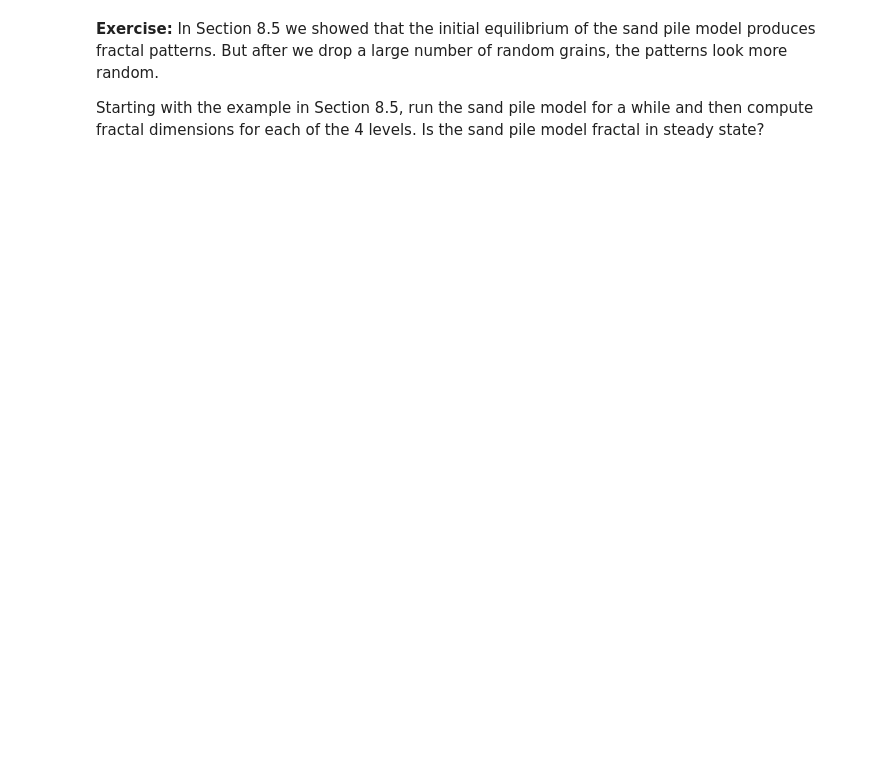
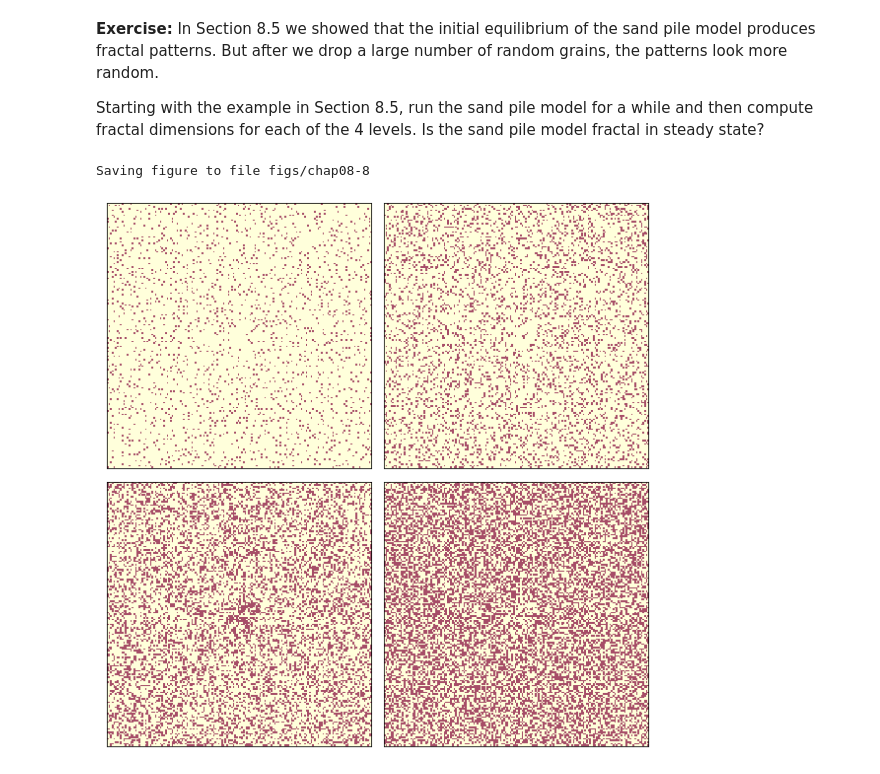
Before and after one commit to smithb16/ThinkComplexity2, a Jupyter notebook: notebooks/chap08.ipynb, the cells around one changed output. Cells and saved outputs as stored; diff of their text form; code cells hidden in the pictures; blank space fills up the shorter version.

```diff
--- a/notebooks/chap08.ipynb
+++ b/notebooks/chap08.ipynb
@@ -177,7 +191,7 @@ The following figure shows the progression of the pile from ordered to apparentl
 # %%
 np.random.seed(17)
 
-pile = SandPile(n=20, level=10)
+pile = SandPile(m=20, level=10)
 print(pile.run())
 
 plt.figure(figsize=(10, 4))
@@ -503,3 +586,16 @@ You might find it helpful to plot the CDFs on a log-x scale and on a log-log sca
 **Exercise:** In Section 8.5 we showed that the initial equilibrium of the sand pile model produces fractal patterns.  But after we drop a large number of random grains, the patterns look more random.
 
 Starting with the example in Section 8.5, run the sand pile model for a while and then compute fractal dimensions for each of the 4 levels.  Is the sand pile model fractal in steady state?
+# %%
+## Make graph for fractal analysis
+pile5 = SandPile(m=160, level=20)
+pile5.run()
+iters=10000
+res = [pile5.drop_and_run() for _ in range(iters)]
+# %%
+## Perform fractal analysis for sand pile after random drops
+draw_four(pile5)
+savefig('figs/chap08-8')
+# %% [output]
+Saving figure to file figs/chap08-8
+[figure, added]
```
Also changed, not shown: parts of 30 cells of this notebook, 21 other files.
